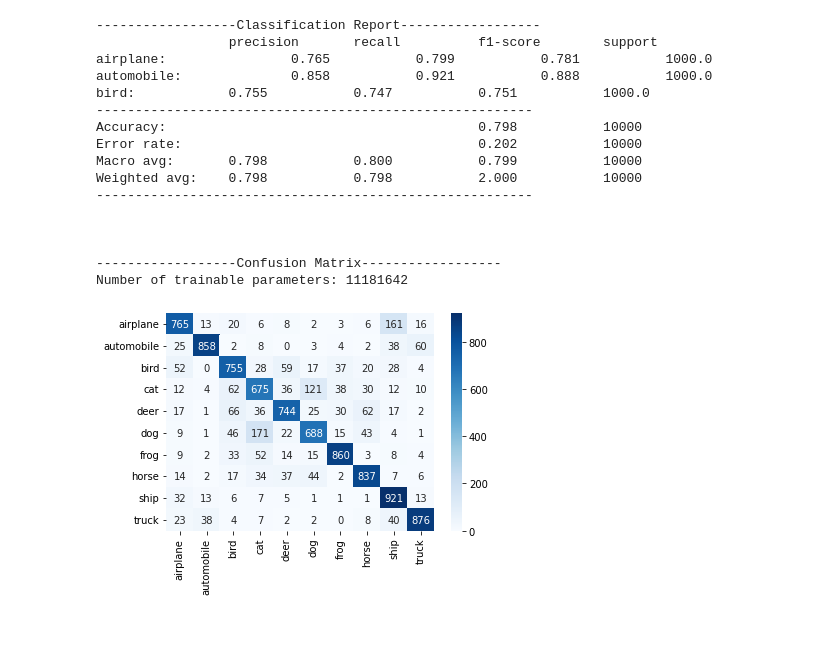
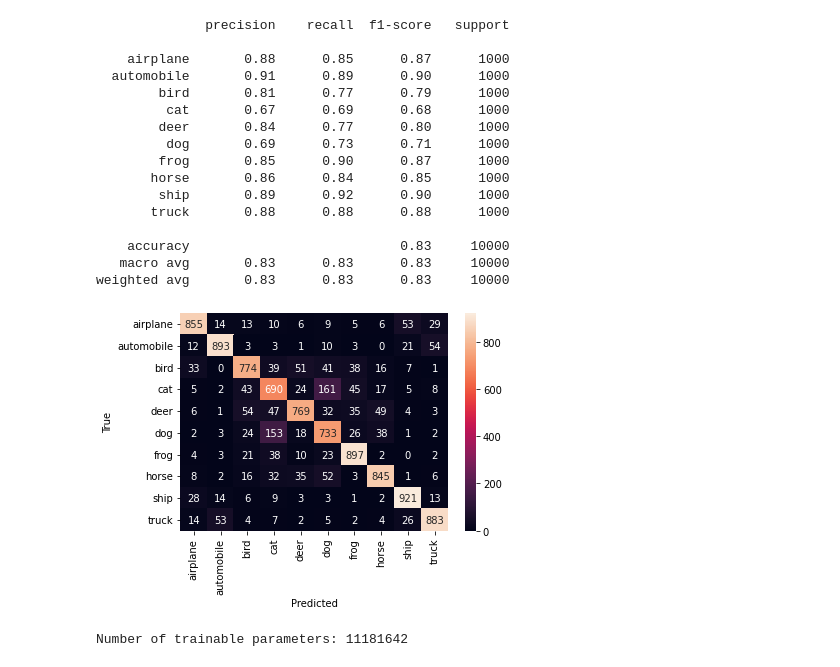
Before and after one commit to saeedzou/Deep-Learning-Assignments-2022, a Jupyter notebook: Assignment 3/q2.ipynb, the cells around one changed output. Cells and saved outputs as stored; diff of their text form; code cells hidden in the pictures; blank space fills up the shorter version.

```diff
--- a/Assignment 3/q2.ipynb
+++ b/Assignment 3/q2.ipynb
@@ -23,8 +23,8 @@ test_transform = torchvision.transforms.Compose([
     torchvision.transforms.ToTensor()
 ])
 # load CIFAR-10 dataset
-train_dataset = torchvision.datasets.CIFAR10(root='./data', train=True, download=False, transform=train_transform)
-test_dataset = torchvision.datasets.CIFAR10(root='./data', train=False, download=False, transform=test_transform)
+train_dataset = torchvision.datasets.CIFAR10(root='./data', train=True, download=True, transform=test_transform)
+test_dataset = torchvision.datasets.CIFAR10(root='./data', train=False, download=True, transform=test_transform)
 # create data loaders
 train_size = int(0.9 * len(train_dataset))
 val_size = len(train_dataset) - train_size
@@ -299,25 +323,26 @@ Epoch: 10/10     Train loss: 0.590       Train accuracy: 0.795   val loss: 0.627
 # %%
 # test the student model on test data
-calculate_metrics(model, test_loader, classes=test_dataset.classes, device=device)
+print_metrics(model, test_loader, classes=test_dataset.classes, device=device)
 print(f'Number of trainable parameters: {count_parameters(student_model)}')
 # %% [output]
-------------------Classification Report------------------
-                 precision       recall          f1-score        support
-airplane:                0.765           0.799           0.781           1000.0
-automobile:              0.858           0.921           0.888           1000.0
-bird:            0.755           0.747           0.751           1000.0
---------------------------------------------------------
-Accuracy:                                        0.798           10000
-Error rate:                                      0.202           10000
-Macro avg:       0.798           0.800           0.799           10000
-Weighted avg:    0.798           0.798           2.000           10000
---------------------------------------------------------
+              precision    recall  f1-score   support
 
+    airplane       0.88      0.85      0.87      1000
+  automobile       0.91      0.89      0.90      1000
+        bird       0.81      0.77      0.79      1000
+         cat       0.67      0.69      0.68      1000
+        deer       0.84      0.77      0.80      1000
+         dog       0.69      0.73      0.71      1000
+        frog       0.85      0.90      0.87      1000
+       horse       0.86      0.84      0.85      1000
+        ship       0.89      0.92      0.90      1000
+       truck       0.88      0.88      0.88      1000
 
-
-------------------Confusion Matrix------------------
-Number of trainable parameters: 11181642
+    accuracy                           0.83     10000
+   macro avg       0.83      0.83      0.83     10000
+weighted avg       0.83      0.83      0.83     10000
-[figure, old version]
+[figure, new version]
+Number of trainable parameters: 11181642
 # %%
 # plot the training and validation loss and accuracy
 plt.figure(figsize=(15, 5))
```
Also changed, not shown: parts of 18 cells of this notebook.
